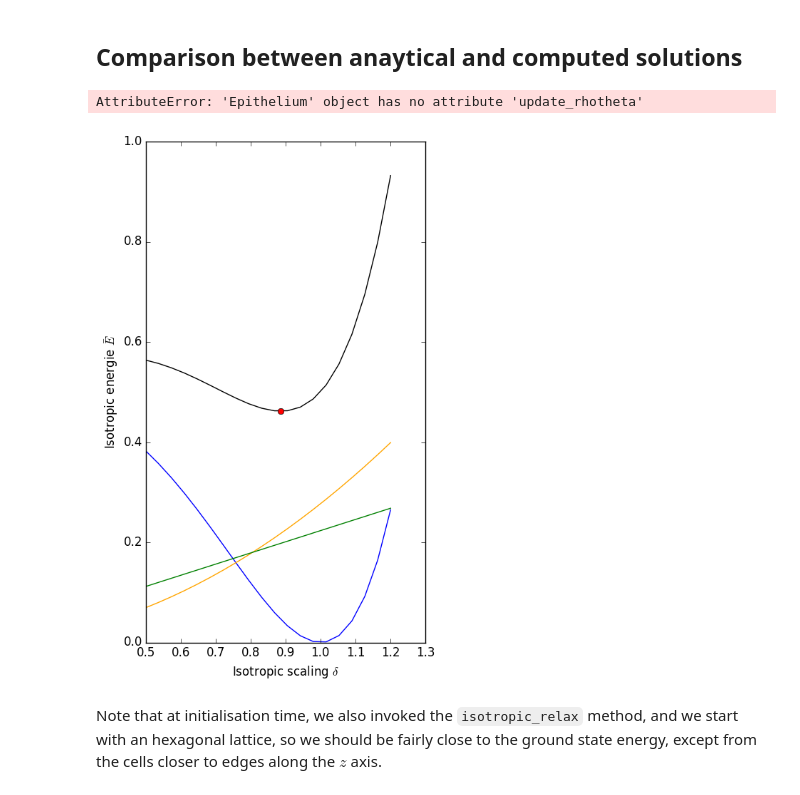
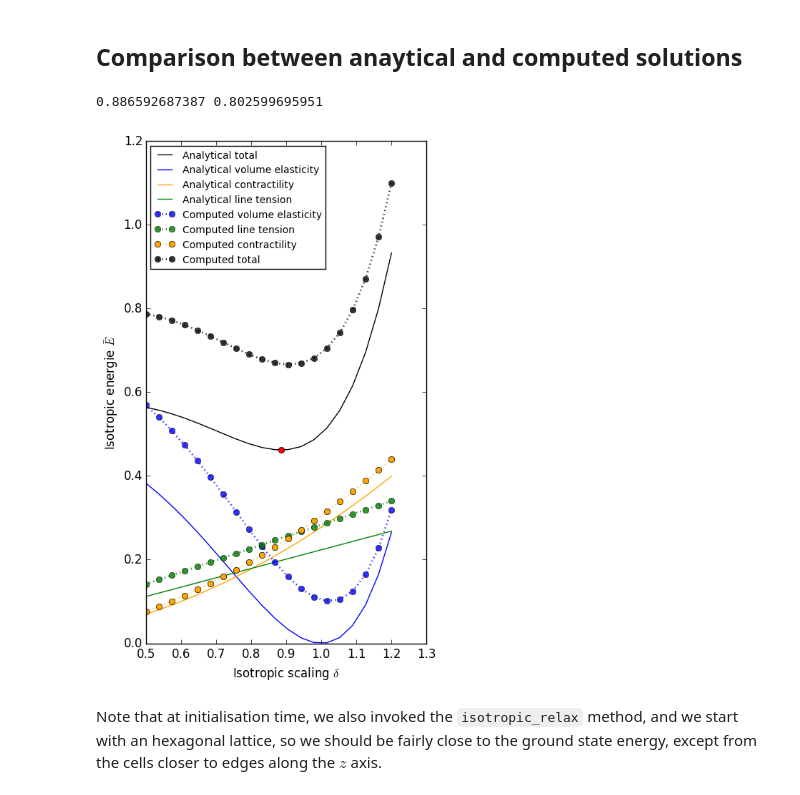
Before and after one commit to glyg/leg-joint, a Jupyter notebook: notebooks/2 - Energy minimisation.ipynb, the cells around one changed output. Drawn from its saved outputs; the diff is of its cells as text; code cells hidden in the pictures.

```diff
--- a/notebooks/2 - Energy minimisation.ipynb
+++ b/notebooks/2 - Energy minimisation.ipynb
@@ -404,0 +409,7 @@ eptm.isotropic_relax()
+# %%
+num_sides = eptm.tix_aij.get_level_values('cell').value_counts()
+eptm.udf_cell['num_sides'] = num_sides.loc[eptm.uix_a]
+# %%
+import pandas as pd
+
+eptm.vertex_df['test'] = pd.Series(dtype=np.bool)
@@ -409,0 +502,8 @@ To do so, we use graph-tool's filtering mechanism. We use two attributes of the
+# %%
+eptm.graph.set_edge_filter(eptm.is_junction_edge, inverted=True)
+n_out = eptm.graph.degree_property_map('out')
+eptm.graph.set_edge_filter(None)
+for cell in eptm.cells:
+    if n_out[cell] != eptm.num_sides[cell]:
+        eptm.is_alive[cell] = 0
+        eptm.is_cell_vert[cell] = 0
@@ -409,0 +594,6 @@ To do so, we use graph-tool's filtering mechanism. We use two attributes of the
+# %%
+eptm.vertex_df.is_alive = 1
+idx = (eptm.vertex_df.num_sides == 3)
+
+eptm.vertex_df.loc[idx, 'is_alive'] = 0
+eptm.update_pmaps()
@@ -480,11 +672,10 @@ h_0 = eptm.params['prefered_height']
 
 
 ### Cells only area and height
-eptm.set_vertex_state([(eptm.is_cell_vert, False),
-                       (eptm.is_alive, False)])
+eptm.graph.set_vertex_filter(vfilt)
 area_avg = eptm.area.fa.mean()
 rho_avg = eptm.rho.fa.mean()
-eptm.set_vertex_state()
+eptm.graph.set_vertex_filter(None)
 
 ### Set height and area to height0 and area0
 scale = (area0 / area_avg)**0.5
@@ -504,37 +695,36 @@ cell = eptm.graph.vertex(60)
 
 energies = np.zeros((deltas.size, 3))
 #scales = np.linspace(0.5, 1.2, 20) / eptm.delta_o
 for n, delta in enumerate(deltas):
     eptm.scale(delta)
     eptm.update_geometry()
-    Ec, Ev = eptm.calc_cells_energy()
-    El, Er = eptm.calc_junctions_energy()
+    El, Ec, Ev = eptm.calc_energy(full_output=True)
     energies[n, :] = [Ev.sum(), El.sum(), Ec.sum()]
     eptm.scale(1 / delta)
 
 eptm.isotropic_relax()
 
 
 energies = np.array(energies) / norm
 ax.plot(deltas, energies[:, 0], 'bo:', lw=2, alpha=0.8,
         label='Computed volume elasticity')
 ax.plot(deltas, energies[:, 1], 'go:', lw=2, alpha=0.8,
         label='Computed line tension')
 ax.plot(deltas, energies[:, 2], ls=':',
         marker='o', c='orange', label='Computed contractility')
 ax.plot(deltas, energies.sum(axis=1), 'ko:', lw=2, alpha=0.8,
         label='Computed total')
 
 ax.legend(loc='upper left', fontsize=10)
 ax.set_ylim(0, 1.2)
 
 plt.savefig(lj.data.get_image('scaling_comparison.svg'))
 
 
 print(eptm.delta_o, deltas[energies.sum(axis=1).argmin()] * eptm.delta_o)
 # %% [output]
-AttributeError: 'Epithelium' object has no attribute 'update_rhotheta'
+0.886592687387 0.802599695951
-[figure, old version]
+[figure, new version]
 # %% [markdown]
 Note that at initialisation time, we also
 invoked the `isotropic_relax` method,
```
Also changed, not shown: parts of 20 cells of this notebook, 9 other files.
